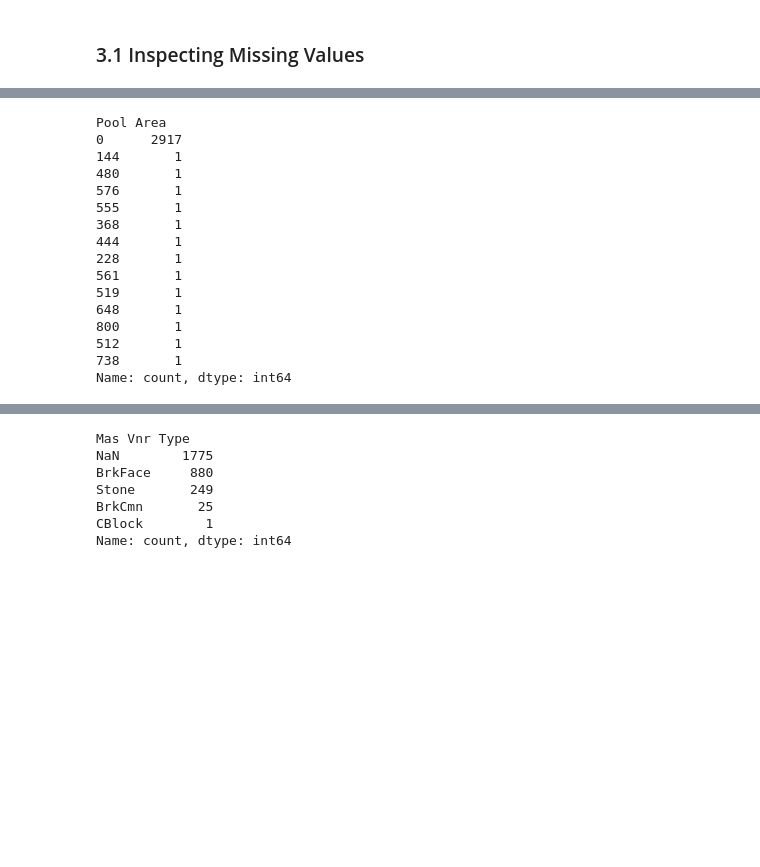
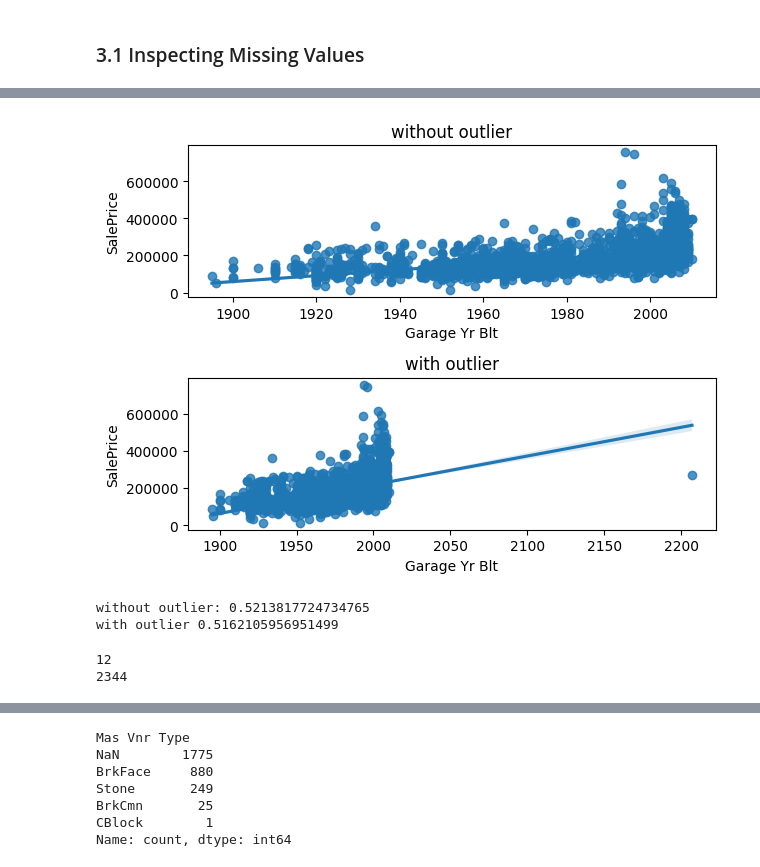
Before and after one commit to szymon-ml/Portfolio-Housing-Project, a Jupyter notebook: AmesPortfolio.ipynb, the cells around one changed output, grey strips where cells are left out. Saved outputs shown, nothing was run; the diff lists cells and outputs as text; code cells hidden in the pictures; blank space fills up the shorter version.

```diff
--- a/AmesPortfolio.ipynb
+++ b/AmesPortfolio.ipynb
@@ -273,23 +273,27 @@ plt.show()
+# %%
+#checking the impact of the incorrect entry in Garage Yr Blt (year 2207)
+
+df_train_help = df_train[df_train['Garage Yr Blt'] <= 2010]
+fig, axs = plt.subplots(2, 1)
+sns.regplot(data=df_train_help, x='Garage Yr Blt', y='SalePrice', ax=axs[0])
+axs[0].set_title('without outlier')
+sns.regplot(data=df_train, x='Garage Yr Blt', y='SalePrice', ax=axs[1])
+axs[1].set_title("with outlier")
+plt.tight_layout()
+plt.show()
+print('without outlier:',df_train_help.corr(numeric_only=True)['Garage Yr Blt']['SalePrice'])
+print('with outlier',df_train.corr(numeric_only=True)['Garage Yr Blt']['SalePrice'])
+# %% [output]
+[figure, added]
+without outlier: 0.5213817724734765
+with outlier 0.5162105956951499
 # %%
 #pool quality is largely missing, let's see if it correlates with just not having a pool
-df['Pool Area'].value_counts()
+print(len(df_train[df_train['Pool Area'] >= 1]))
 #only 13 houses had a pool - that means that it must be those houses that have a reported pool quality.
+print(len(df_train[df_train['Pool QC'] != np.nan]))
 # %% [output]
-Pool Area
-0      2917
-144       1
-480       1
-576       1
-555       1
-368       1
-444       1
-228       1
-561       1
-519       1
-648       1
-800       1
-512       1
-738       1
-Name: count, dtype: int64
+12
+2344
 # %%
 #pool quality appears to impact sales price
```
Also changed, not shown: parts of 106 cells of this notebook.
